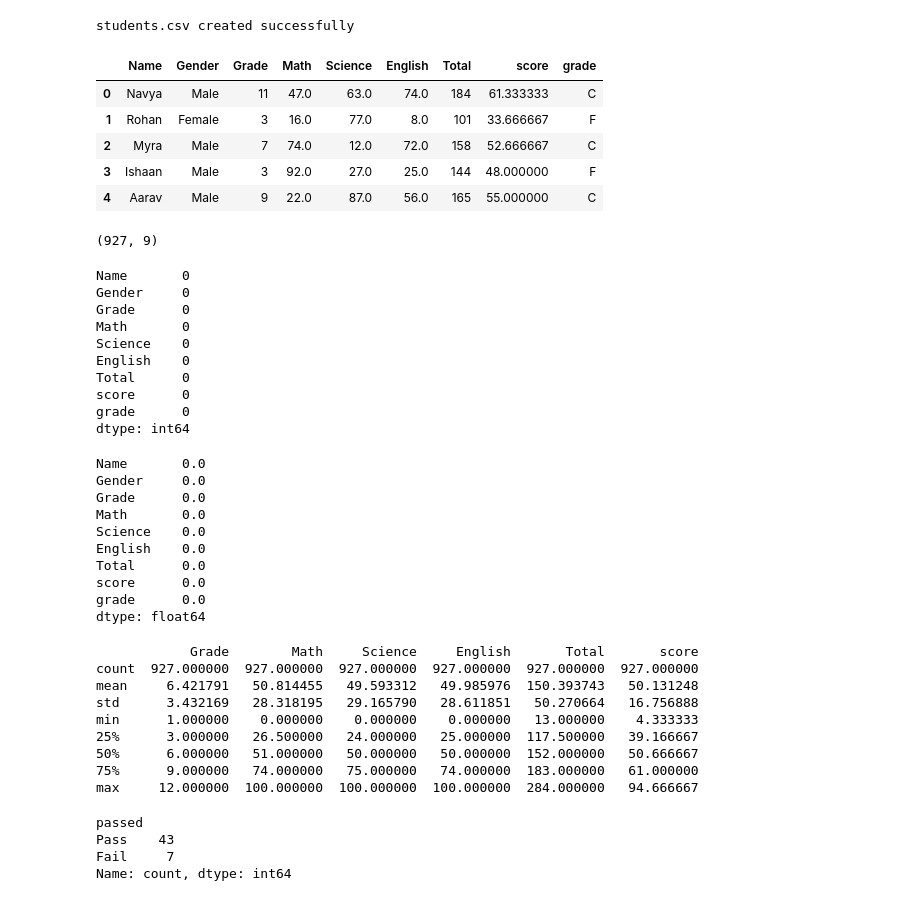
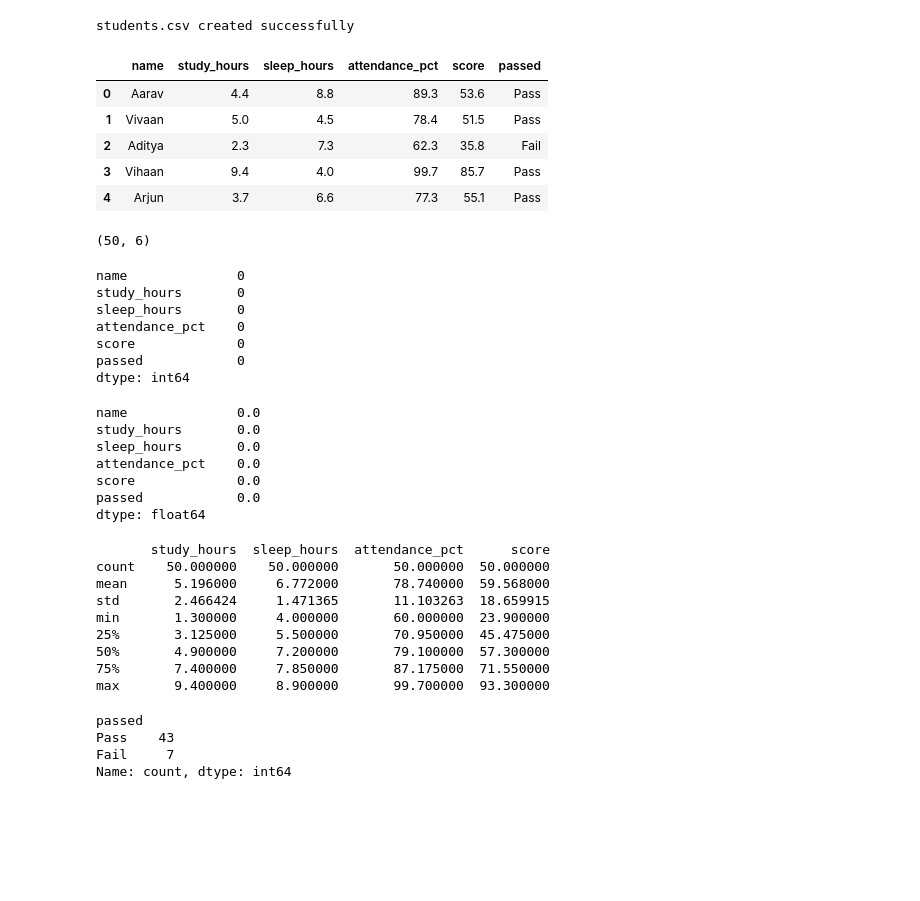
Before and after one commit to prakash27x/AI-Data-Engineering-Internship, a Jupyter notebook: Week-5 May_15/Task_3.ipynb, the cells around one changed output. Saved outputs shown, nothing was run; the diff lists cells and outputs as text; code cells hidden in the pictures; blank space fills up the shorter version.

```diff
--- a/Week-5 May_15/Task_3.ipynb
+++ b/Week-5 May_15/Task_3.ipynb
@@ -86,36 +86,33 @@ students.csv created successfully
 # %%
 # Load dataset
 
-df = pd.read_csv("clean_students_data.csv")
+df = pd.read_csv("students.csv")
 
 df.head()
 # %% [output]
-|  | Name | Gender | Grade | Math | Science | English | Total | score | grade |
-| 0 | Navya | Male | 11 | 47.0 | 63.0 | 74.0 | 184 | 61.333333 | C |
-| 1 | Rohan | Female | 3 | 16.0 | 77.0 | 8.0 | 101 | 33.666667 | F |
-| 2 | Myra | Male | 7 | 74.0 | 12.0 | 72.0 | 158 | 52.666667 | C |
-| 3 | Ishaan | Male | 3 | 92.0 | 27.0 | 25.0 | 144 | 48.000000 | F |
-| 4 | Aarav | Male | 9 | 22.0 | 87.0 | 56.0 | 165 | 55.000000 | C |
+|  | name | study_hours | sleep_hours | attendance_pct | score | passed |
+| 0 | Aarav | 4.4 | 8.8 | 89.3 | 53.6 | Pass |
+| 1 | Vivaan | 5.0 | 4.5 | 78.4 | 51.5 | Pass |
+| 2 | Aditya | 2.3 | 7.3 | 62.3 | 35.8 | Fail |
+| 3 | Vihaan | 9.4 | 4.0 | 99.7 | 85.7 | Pass |
+| 4 | Arjun | 3.7 | 6.6 | 77.3 | 55.1 | Pass |
 # %%
 # Print shape
 
 print(df.shape)
 # %% [output]
-(927, 9)
+(50, 6)
 # %%
 # Check missing values
 
 print(df.isnull().sum())
 # %% [output]
-Name       0
-Gender     0
-Grade      0
-Math       0
-Science    0
-English    0
-Total      0
-score      0
-grade      0
+name              0
+study_hours       0
+sleep_hours       0
+attendance_pct    0
+score             0
+passed            0
 dtype: int64
 # %%
 # Missing value percentage
@@ -126,30 +123,27 @@ missing_percent = (
 
 print(missing_percent)
 # %% [output]
-Name       0.0
-Gender     0.0
-Grade      0.0
-Math       0.0
-Science    0.0
-English    0.0
-Total      0.0
-score      0.0
-grade      0.0
+name              0.0
+study_hours       0.0
+sleep_hours       0.0
+attendance_pct    0.0
+score             0.0
+passed            0.0
 dtype: float64
 # %%
 # Descriptive statistics
 
 print(df.describe())
 # %% [output]
-            Grade        Math     Science     English       Total       score
-count  927.000000  927.000000  927.000000  927.000000  927.000000  927.000000
-mean     6.421791   50.814455   49.593312   49.985976  150.393743   50.131248
-std      3.432169   28.318195   29.165790   28.611851   50.270664   16.756888
-min      1.000000    0.000000    0.000000    0.000000   13.000000    4.333333
-25%      3.000000   26.500000   24.000000   25.000000  117.500000   39.166667
-50%      6.000000   51.000000   50.000000   50.000000  152.000000   50.666667
-75%      9.000000   74.000000   75.000000   74.000000  183.000000   61.000000
-max     12.000000  100.000000  100.000000  100.000000  284.000000   94.666667
+       study_hours  sleep_hours  attendance_pct      score
+count    50.000000    50.000000       50.000000  50.000000
+mean      5.196000     6.772000       78.740000  59.568000
+std       2.466424     1.471365       11.103263  18.659915
+min       1.300000     4.000000       60.000000  23.900000
+25%       3.125000     5.500000       70.950000  45.475000
+50%       4.900000     7.200000       79.100000  57.300000
+75%       7.400000     7.850000       87.175000  71.550000
+max       9.400000     8.900000       99.700000  93.300000
 # %%
 # Value counts of passed column
 
```
Also changed, not shown: 11 other files.
